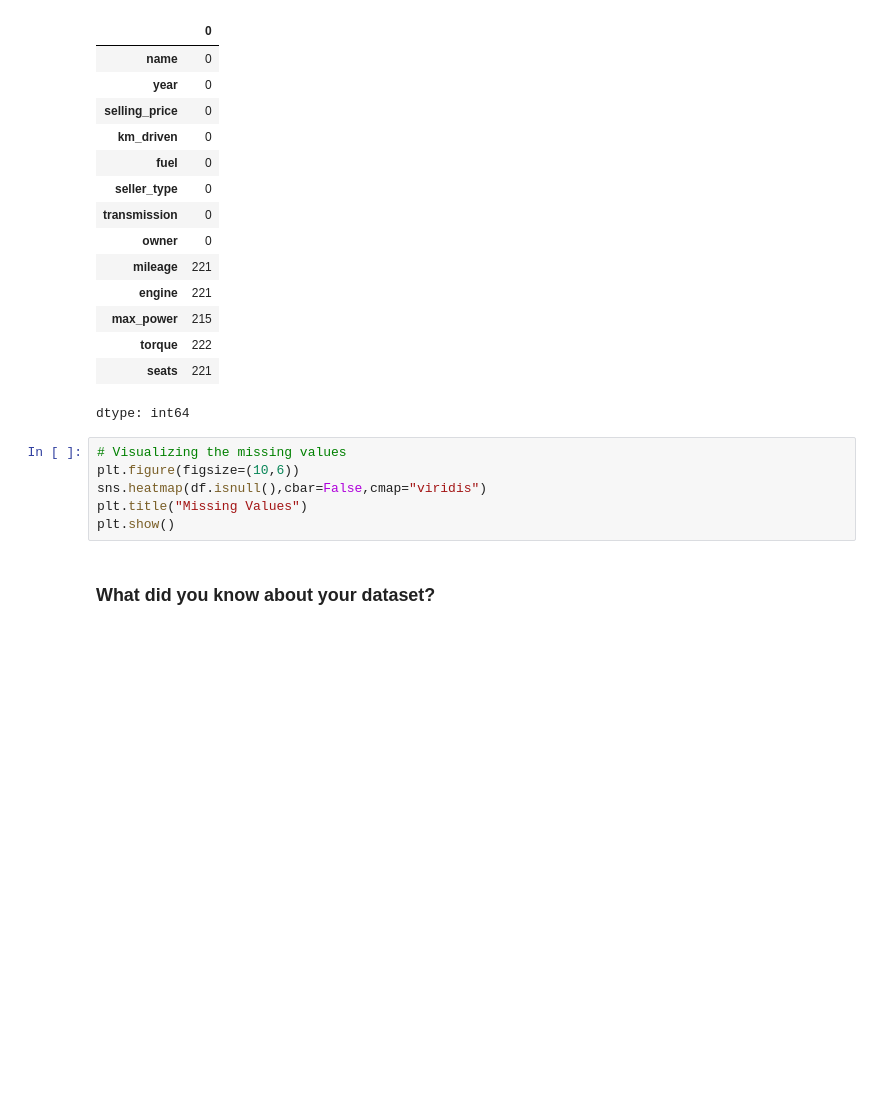
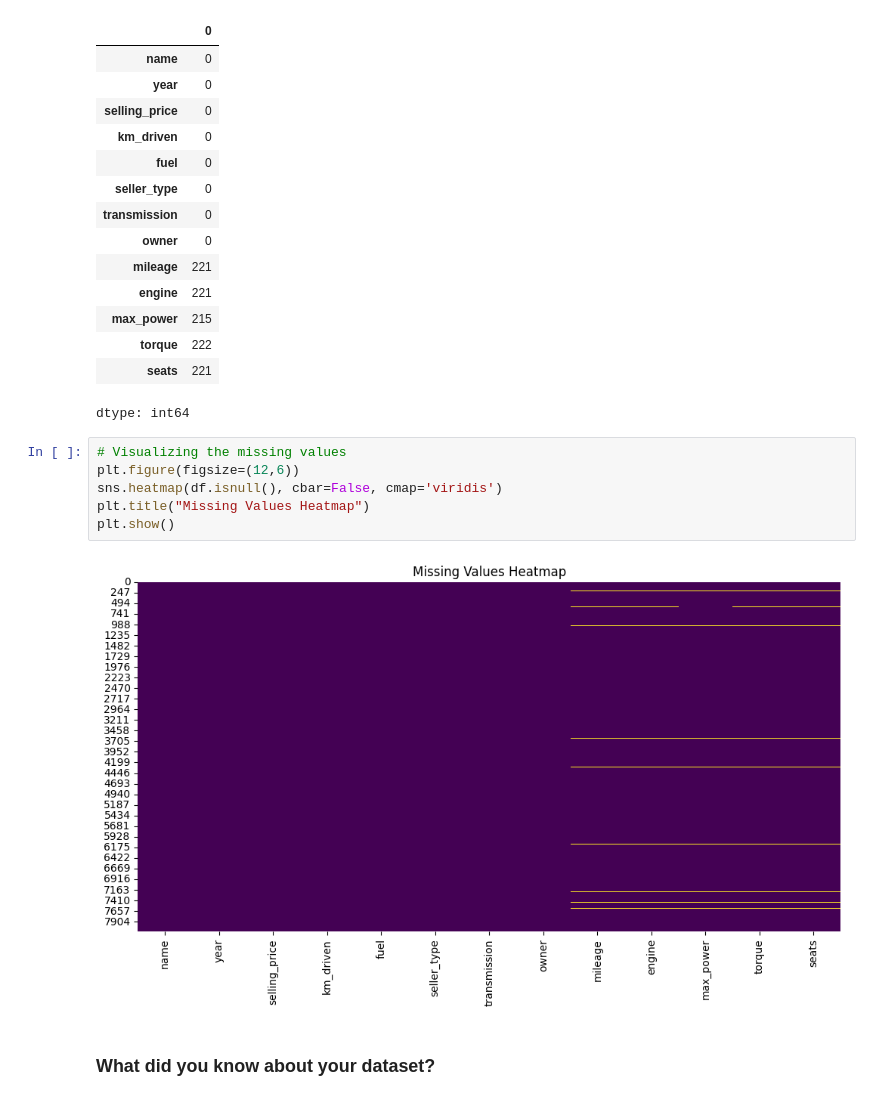
Before and after one commit to Mogatala8374/Vehicle-dataset---Complete-Dataset, a Jupyter notebook: Vehicle_Dataset_(CarDekho).ipynb, the cells around one changed output. Cells and saved outputs as stored; diff of their text form; blank space fills up the shorter version.

```diff
--- a/Vehicle_Dataset_(CarDekho).ipynb
+++ b/Vehicle_Dataset_(CarDekho).ipynb
@@ -178,10 +182,12 @@ df.isnull().sum()
 dtype: int64
 # %%
 # Visualizing the missing values
-plt.figure(figsize=(10,6))
-sns.heatmap(df.isnull(),cbar=False,cmap="viridis")
-plt.title("Missing Values")
+plt.figure(figsize=(12,6))
+sns.heatmap(df.isnull(), cbar=False, cmap='viridis')
+plt.title("Missing Values Heatmap")
 plt.show()
+# %% [output]
+[figure, added]
 # %% [markdown]
 ### What did you know about your dataset?
 # %% [markdown]
```
Also changed, not shown: parts of 68 cells of this notebook.
